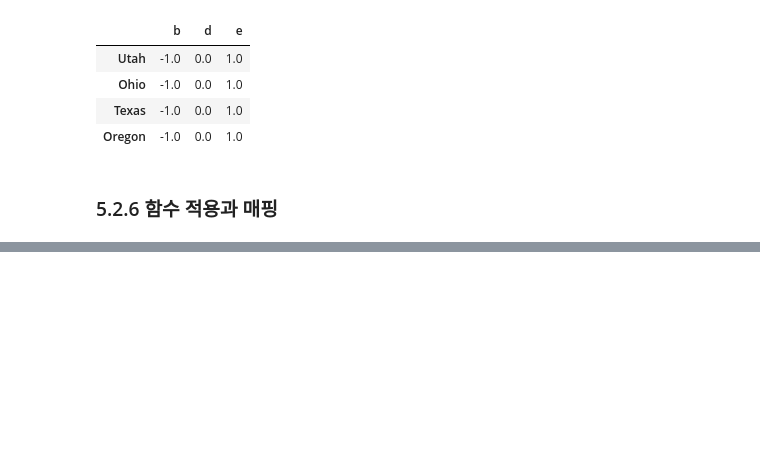
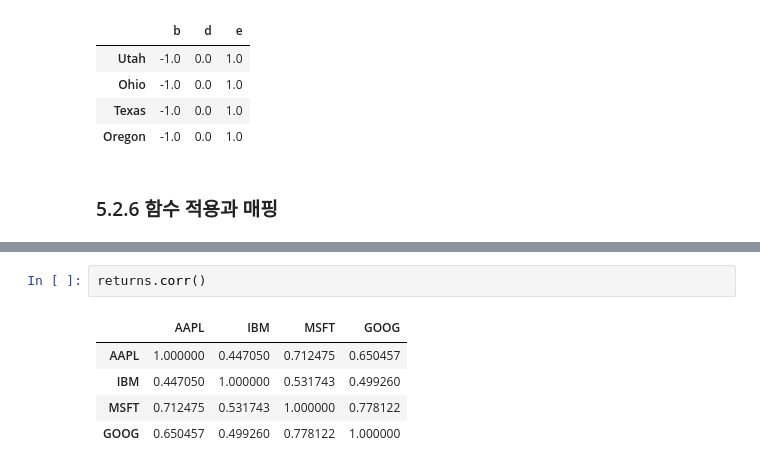
Before and after one commit to kec0130/Python-for-Data-Analysis, a Jupyter notebook: ch05.ipynb, the cells around one changed output, grey strips where cells are left out. Saved outputs shown, nothing was run; the diff lists cells and outputs as text; blank space fills up the shorter version.

```diff
--- a/ch05.ipynb
+++ b/ch05.ipynb
@@ -1035,0 +1312,8 @@ Name: e, dtype: object
+# %%
+returns.corr()
+# %% [output]
+|  | AAPL | IBM | MSFT | GOOG |
+| AAPL | 1.000000 | 0.447050 | 0.712475 | 0.650457 |
+| IBM | 0.447050 | 1.000000 | 0.531743 | 0.499260 |
+| MSFT | 0.712475 | 0.531743 | 1.000000 | 0.778122 |
+| GOOG | 0.650457 | 0.499260 | 0.778122 | 1.000000 |
```
Also changed, not shown: parts of 57 cells of this notebook.
